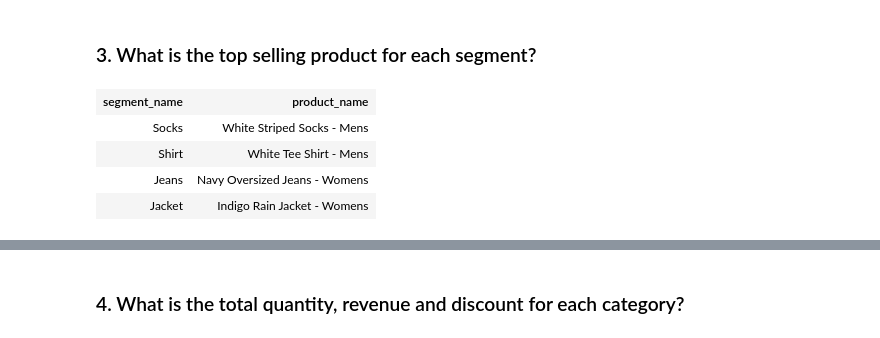
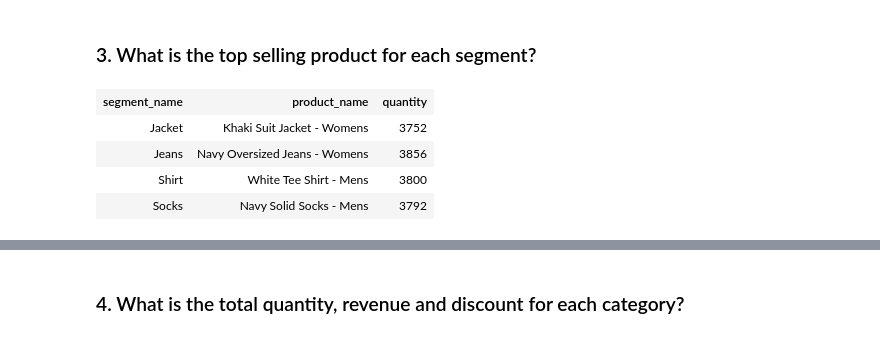
Before and after one commit to fmsrosa/sql-week7challenge-2021, a Jupyter notebook: answers.ipynb, the cells around one changed output, grey strips where cells are left out. Drawn from its saved outputs; the diff is of its cells as text; code cells hidden in the pictures.

```diff
--- a/answers.ipynb
+++ b/answers.ipynb
@@ -131,17 +131,18 @@ GROUP BY pd.segment_name;
 | Socks | 11217 | 307977 | 45465 |
 # %% [markdown]
 ### 3. What is the top selling product for each segment?
-# %%
-SELECT pd.segment_name, pd.product_name
-FROM sales as s
-INNER JOIN
-product_details as pd
-ON s.prod_id = pd.product_id
-GROUP BY pd.segment_name
-ORDER BY s.qty DESC;
-# %% [output]
-| segment_name | product_name |
-| Socks | White Striped Socks - Mens |
-| Shirt | White Tee Shirt - Mens |
-| Jeans | Navy Oversized Jeans - Womens |
-| Jacket | Indigo Rain Jacket - Womens |
+# %%
+SELECT segment_name, product_name,
+(SELECT SUM(qty)
+ FROM sales AS s
+ INNER JOIN product_details AS pd
+ ON s.prod_id = pd.product_id
+ WHERE pd.product_name = pd1.product_name) AS quantity
+ FROM product_details as pd1
+ GROUP BY pd1.segment_name;
+# %% [output]
+| segment_name | product_name | quantity |
+| Jacket | Khaki Suit Jacket - Womens | 3752 |
+| Jeans | Navy Oversized Jeans - Womens | 3856 |
+| Shirt | White Tee Shirt - Mens | 3800 |
+| Socks | Navy Solid Socks - Mens | 3792 |
```
Also changed, not shown: parts of 2 cells of this notebook.
